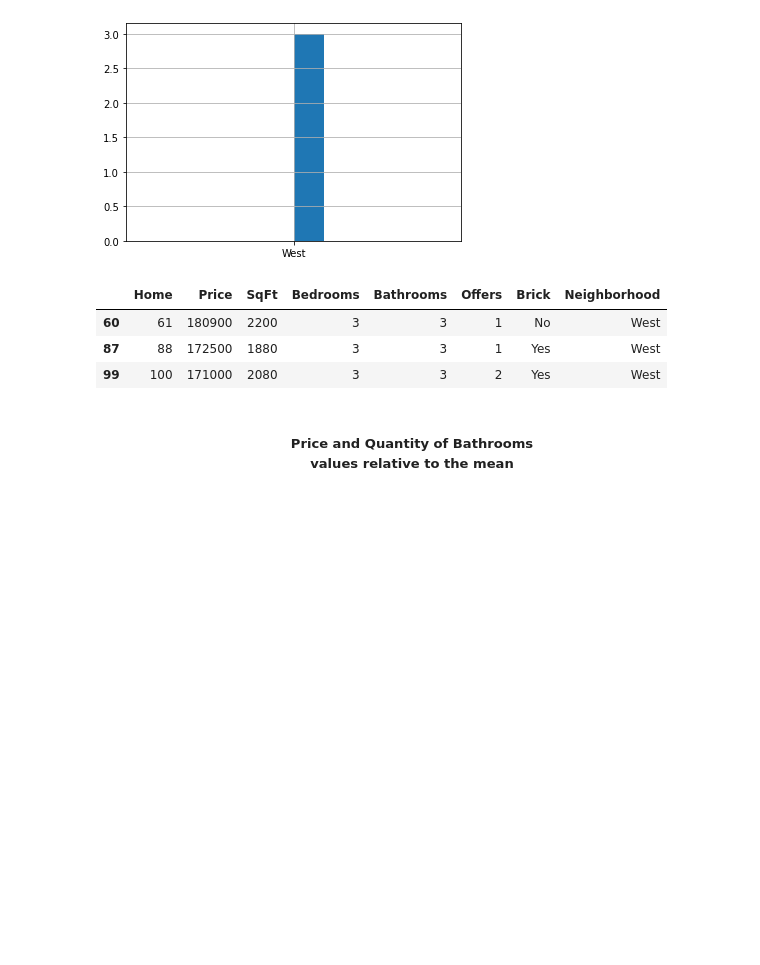
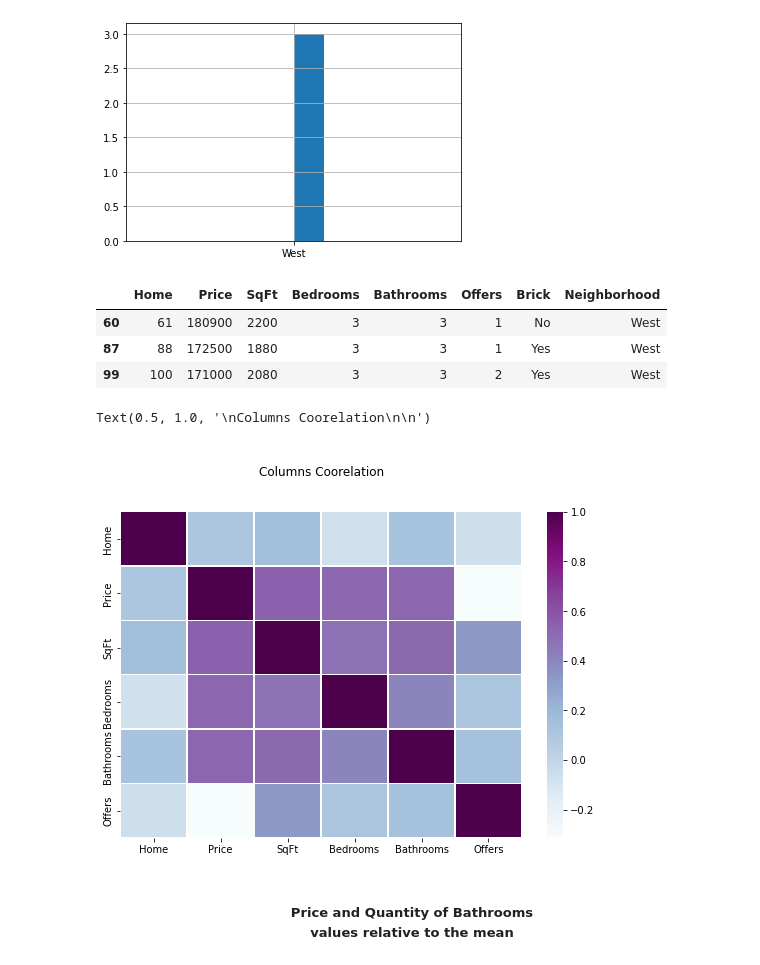
Before and after one commit to gabrielalastra/houses_for_sale, a Jupyter notebook: houses_4sale.ipynb, the cells around one changed output. Cells and saved outputs as stored; diff of their text form; code cells hidden in the pictures; blank space fills up the shorter version.

```diff
--- a/houses_4sale.ipynb
+++ b/houses_4sale.ipynb
@@ -235,6 +253,14 @@ mask2
 | 60 | 61 | 180900 | 2200 | 3 | 3 | 1 | No | West |
 | 87 | 88 | 172500 | 1880 | 3 | 3 | 1 | Yes | West |
 | 99 | 100 | 171000 | 2080 | 3 | 3 | 2 | Yes | West |
+# %%
+import seaborn as sns
+plt.figure(figsize=[9,6])
+sns.heatmap(housesdata.corr(), cmap="BuPu", linewidths=0.5)
+plt.title('\nColumns Coorelation\n\n')
+# %% [output]
+Text(0.5, 1.0, '\nColumns Coorelation\n\n')
+[figure, added]
 # %% [markdown]
 <h5 align="center">Price and Quantity of Bathrooms <br> values relative to the mean</h5>
 # %%
```
Also changed, not shown: parts of 2 cells of this notebook.
